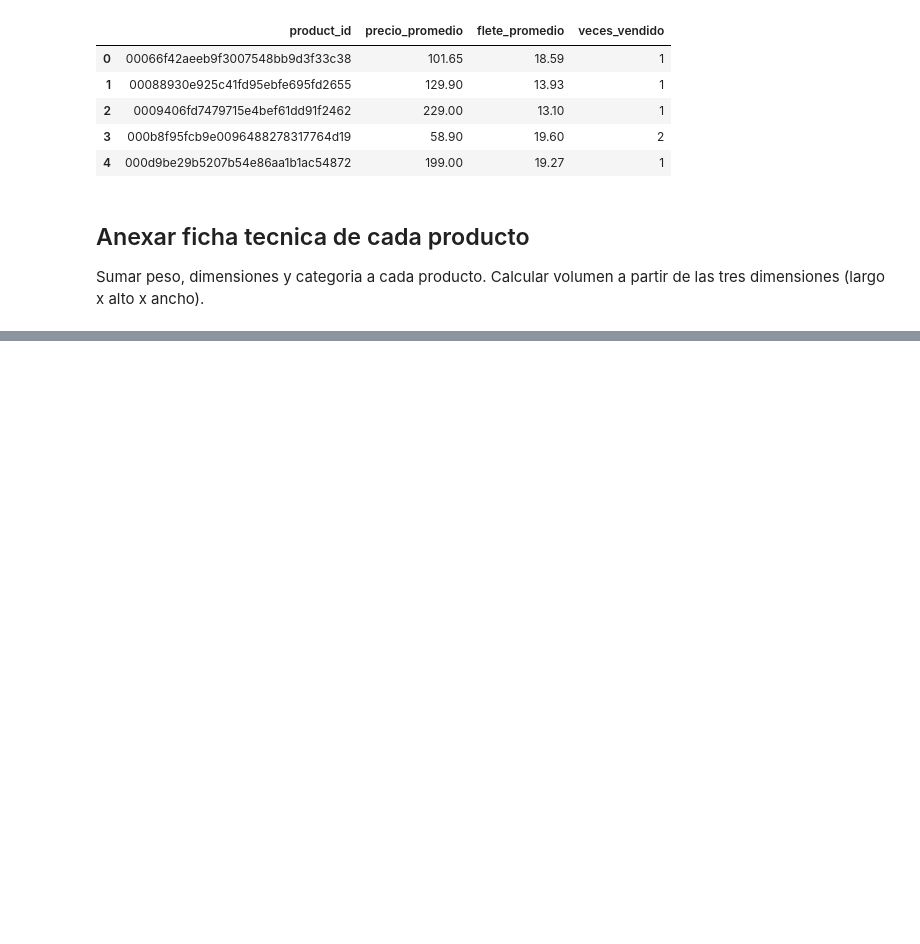
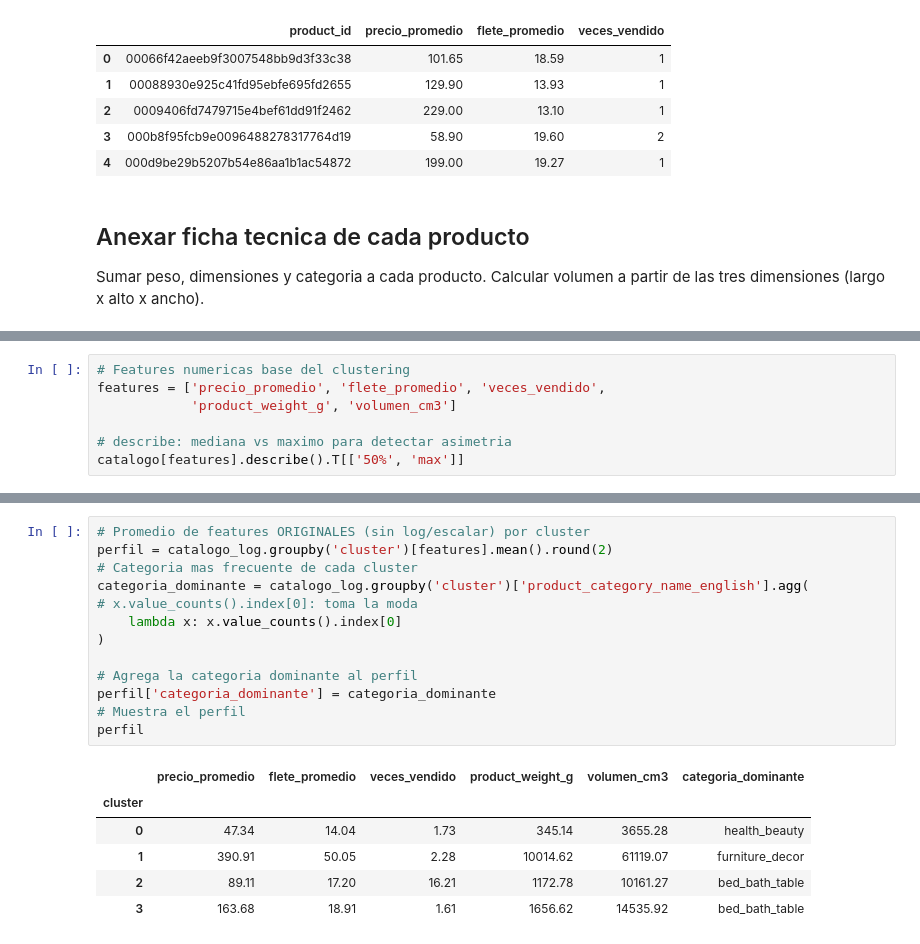
Before and after one commit to katherinevarela775/C3DS-Olist_Operation, a Jupyter notebook: notebooks/01_catalog_segmentation.ipynb, the cells around one changed output, grey strips where cells are left out. Drawn from its saved outputs; the diff is of its cells as text; blank space fills up the shorter version.

```diff
--- a/notebooks/01_catalog_segmentation.ipynb
+++ b/notebooks/01_catalog_segmentation.ipynb
@@ -86,0 +141,7 @@ Productos en catalogo: 32951
+# %%
+# Features numericas base del clustering
+features = ['precio_promedio', 'flete_promedio', 'veces_vendido',
+            'product_weight_g', 'volumen_cm3']
+
+# describe: mediana vs maximo para detectar asimetria
+catalogo[features].describe().T[['50%', 'max']]
@@ -86,0 +339,20 @@ Productos en catalogo: 32951
+# %%
+# Promedio de features ORIGINALES (sin log/escalar) por cluster
+perfil = catalogo_log.groupby('cluster')[features].mean().round(2)
+# Categoria mas frecuente de cada cluster
+categoria_dominante = catalogo_log.groupby('cluster')['product_category_name_english'].agg(
+# x.value_counts().index[0]: toma la moda
+    lambda x: x.value_counts().index[0]
+)
+
+# Agrega la categoria dominante al perfil
+perfil['categoria_dominante'] = categoria_dominante
+# Muestra el perfil
+perfil
+# %% [output]
+|  | precio_promedio | flete_promedio | veces_vendido | product_weight_g | volumen_cm3 | categoria_dominante |
+| cluster |  |  |  |  |  |  |
+| 0 | 47.34 | 14.04 | 1.73 | 345.14 | 3655.28 | health_beauty |
+| 1 | 390.91 | 50.05 | 2.28 | 10014.62 | 61119.07 | furniture_decor |
+| 2 | 89.11 | 17.20 | 16.21 | 1172.78 | 10161.27 | bed_bath_table |
+| 3 | 163.68 | 18.91 | 1.61 | 1656.62 | 14535.92 | bed_bath_table |
```
Also changed, not shown: parts of 26 cells of this notebook, 11 other files.
